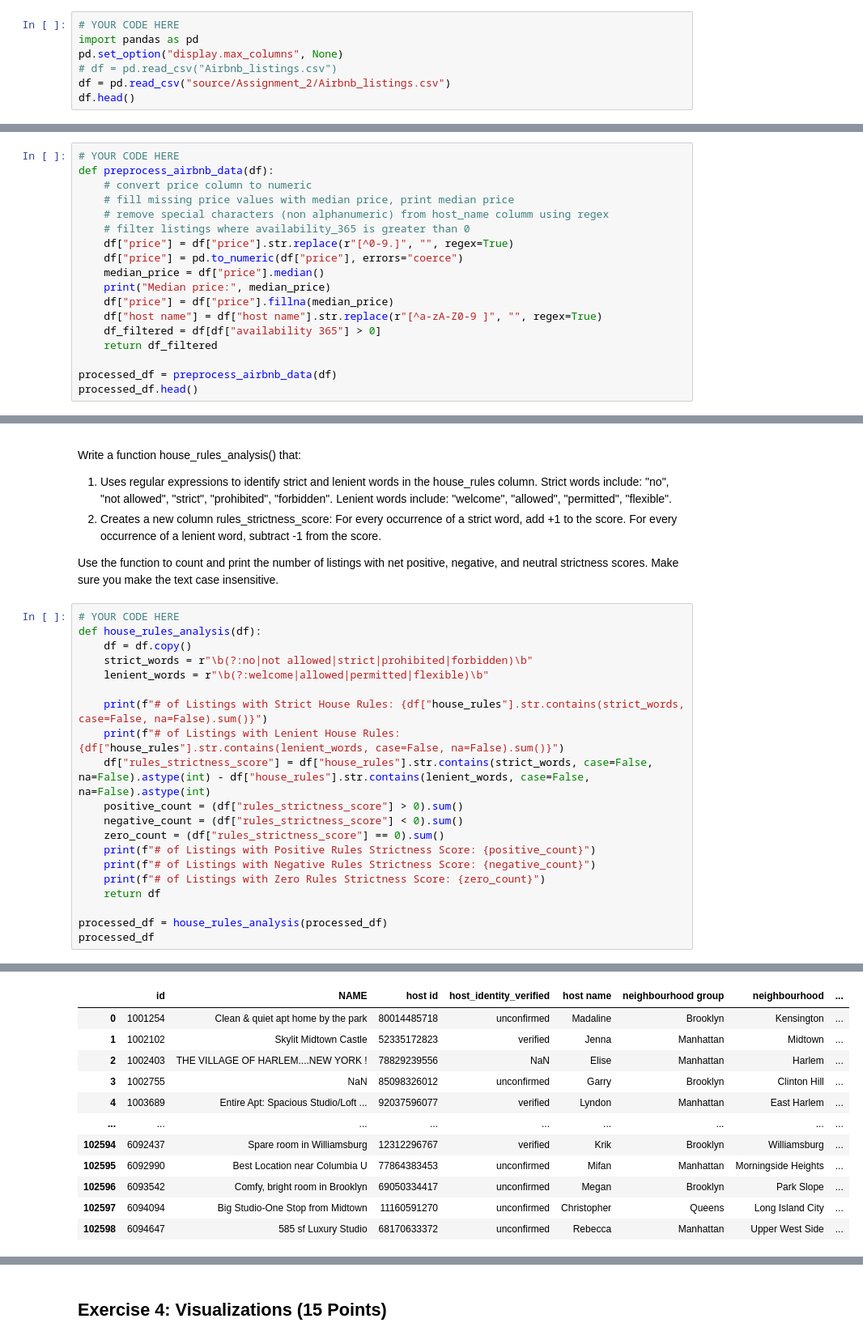
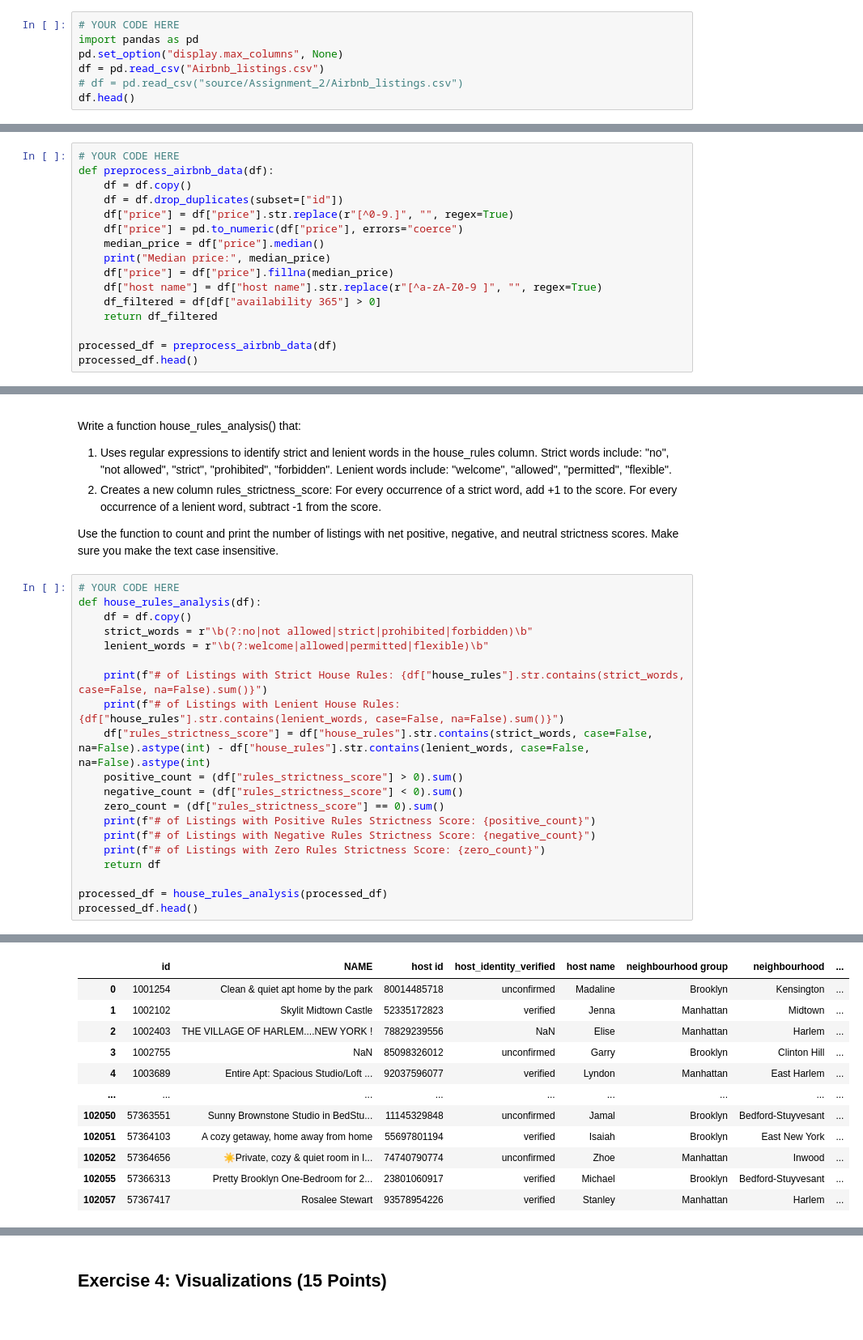
Before and after one commit to TangyKiwi/DSC-200, a Jupyter notebook: Assignment_2/Assignment_2.ipynb, the cells around one changed output, grey strips where cells are left out. Shown at 81% size. Cells and saved outputs as stored; diff of their text form.

```diff
--- a/Assignment_2/Assignment_2.ipynb
+++ b/Assignment_2/Assignment_2.ipynb
@@ -171,8 +171,8 @@ Do the following:
 # YOUR CODE HERE
 import pandas as pd
 pd.set_option("display.max_columns", None)
-# df = pd.read_csv("Airbnb_listings.csv")
-df = pd.read_csv("source/Assignment_2/Airbnb_listings.csv")
+df = pd.read_csv("Airbnb_listings.csv")
+# df = pd.read_csv("source/Assignment_2/Airbnb_listings.csv")
 df.head()
 # %% [output]
 |  | id | NAME | host id | host_identity_verified | host name | neighbourhood group | neighbourhood | ... |
@@ -229,10 +229,8 @@ Lastly, call the preprocess_airbnb_data() function on the DataFrame you created
 # %%
 # YOUR CODE HERE
 def preprocess_airbnb_data(df):
-    # convert price column to numeric
-    # fill missing price values with median price, print median price
-    # remove special characters (non alphanumeric) from host_name columm using regex
-    # filter listings where availability_365 is greater than 0
+    df = df.copy()
+    df = df.drop_duplicates(subset=["id"])
     df["price"] = df["price"].str.replace(r"[^0-9.]", "", regex=True)
     df["price"] = pd.to_numeric(df["price"], errors="coerce")
     median_price = df["price"].median()
@@ -369,5 +367,5 @@ def house_rules_analysis(df):
     return df
 
 processed_df = house_rules_analysis(processed_df)
-processed_df
+processed_df.head()
 # %% [output]
@@ -379,12 +377,12 @@ processed_df
 |  | id | NAME | host id | host_identity_verified | host name | neighbourhood group | neighbourhood | ... |
 | 0 | 1001254 | Clean & quiet apt home by the park | 80014485718 | unconfirmed | Madaline | Brooklyn | Kensington | ... |
 | 1 | 1002102 | Skylit Midtown Castle | 52335172823 | verified | Jenna | Manhattan | Midtown | ... |
 | 2 | 1002403 | THE VILLAGE OF HARLEM....NEW YORK ! | 78829239556 | NaN | Elise | Manhattan | Harlem | ... |
 | 3 | 1002755 | NaN | 85098326012 | unconfirmed | Garry | Brooklyn | Clinton Hill | ... |
 | 4 | 1003689 | Entire Apt: Spacious Studio/Loft ... | 92037596077 | verified | Lyndon | Manhattan | East Harlem | ... |
 | ... | ... | ... | ... | ... | ... | ... | ... | ... |
-| 102594 | 6092437 | Spare room in Williamsburg | 12312296767 | verified | Krik | Brooklyn | Williamsburg | ... |
-| 102595 | 6092990 | Best Location near Columbia U | 77864383453 | unconfirmed | Mifan | Manhattan | Morningside Heights | ... |
-| 102596 | 6093542 | Comfy, bright room in Brooklyn | 69050334417 | unconfirmed | Megan | Brooklyn | Park Slope | ... |
-| 102597 | 6094094 | Big Studio-One Stop from Midtown | 11160591270 | unconfirmed | Christopher | Queens | Long Island City | ... |
-| 102598 | 6094647 | 585 sf Luxury Studio | 68170633372 | unconfirmed | Rebecca | Manhattan | Upper West Side | ... |
+| 102050 | 57363551 | Sunny Brownstone Studio in BedStu... | 11145329848 | unconfirmed | Jamal | Brooklyn | Bedford-Stuyvesant | ... |
+| 102051 | 57364103 | A cozy getaway, home away from home | 55697801194 | verified | Isaiah | Brooklyn | East New York | ... |
+| 102052 | 57364656 | ☀️Private, cozy & quiet room in I... | 74740790774 | unconfirmed | Zhoe | Manhattan | Inwood | ... |
+| 102055 | 57366313 | Pretty Brooklyn One-Bedroom for 2... | 23801060917 | verified | Michael | Brooklyn | Bedford-Stuyvesant | ... |
+| 102057 | 57367417 | Rosalee Stewart | 93578954226 | verified | Stanley | Manhattan | Harlem | ... |
```
Also changed, not shown: parts of 5 cells of this notebook, 1 other file.
